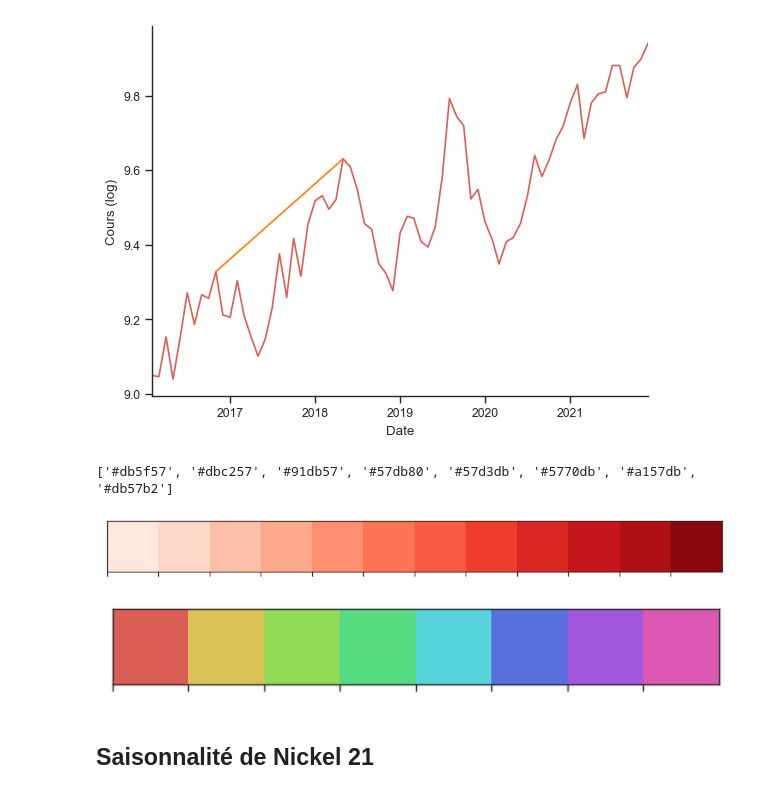
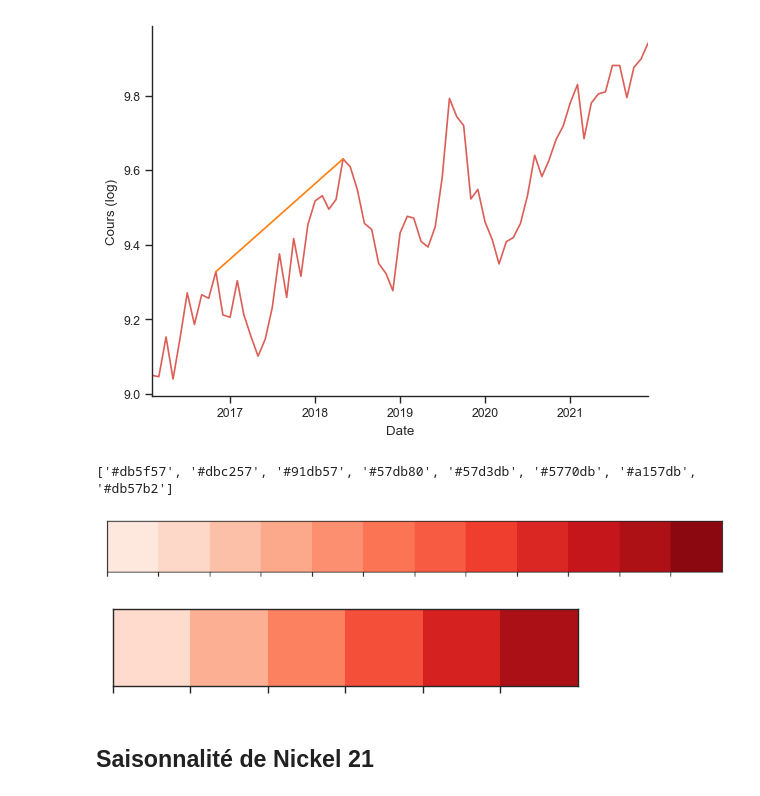
Before and after one commit to josephmosse/pea, a Jupyter notebook: arma/graph.ipynb, the cells around one changed output. Saved outputs shown, nothing was run; the diff lists cells and outputs as text; code cells hidden in the pictures.

```diff
--- a/arma/graph.ipynb
+++ b/arma/graph.ipynb
@@ -37,12 +37,12 @@ sns.despine()
 # %%
 pal = sns.color_palette("Reds", 12)
 sns.palplot(pal)
 print(sns.color_palette("hls", 8).as_hex())
-sns.palplot(sns.color_palette("hls", 8).as_hex())
+sns.palplot(sns.color_palette("Reds").as_hex())
 # %% [output]
 ['#db5f57', '#dbc257', '#91db57', '#57db80', '#57d3db', '#5770db', '#a157db', '#db57b2']
 [figure]
-[figure, old version]
+[figure, new version]
 # %% [markdown]
 ## Saisonnalité de Nickel 21
 # %%
```
Also changed, not shown: 23 other files.
